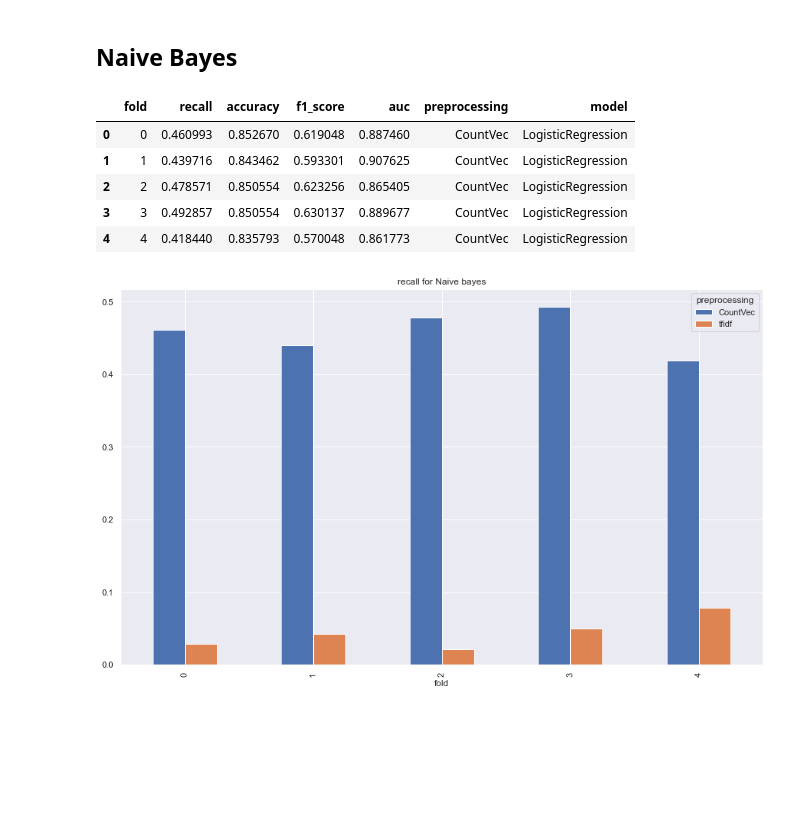
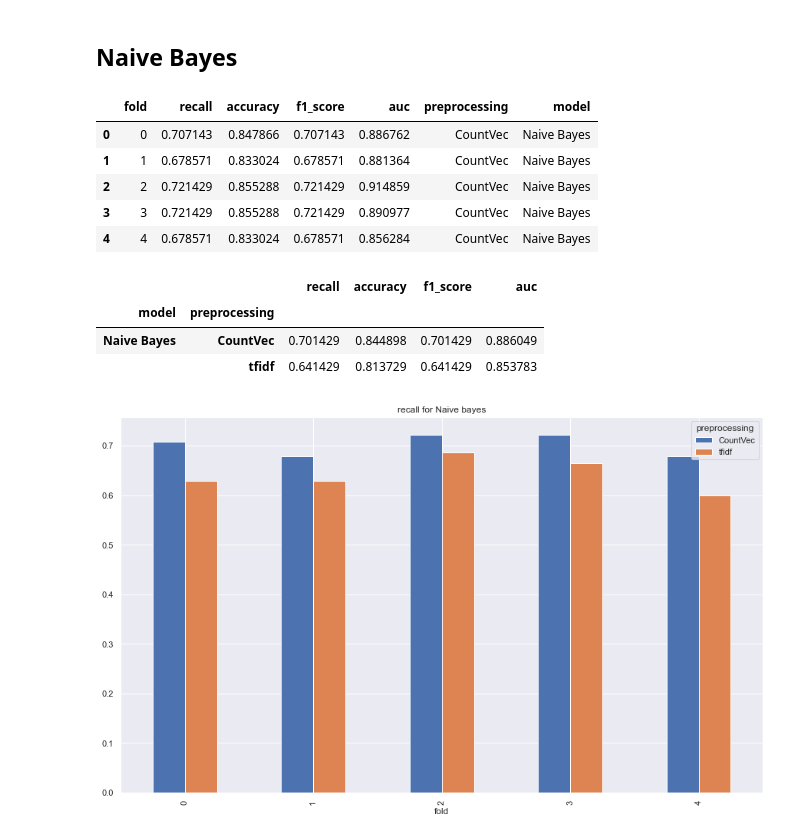
Before and after one commit to vserranoc/refactored-waddle, a Jupyter notebook: model/modelling.ipynb, the cells around one changed output. Drawn from its saved outputs; the diff is of its cells as text; code cells hidden in the pictures; blank space fills up the shorter version.

Commit message:
Add Model comparison and predicted pipeline

```diff
--- a/model/modelling.ipynb
+++ b/model/modelling.ipynb
@@ -213,7 +224,11 @@ def model_in_folds(model_selected, model_name, preprocessing='CountVec'):
 
         # Scoring
         proba = model.predict_proba(xtest)[:,1]
-        preds = model.predict(xtest)
+        precision_, recall_, proba_ = metrics.precision_recall_curve(test_df.sentiment, proba)
+
+        optimal_proba_cutoff = sorted(list(zip(np.abs(precision_ - recall_), proba_)), key=lambda i: i[0], reverse=False)[0][1]
+        roc_predictions = [1 if i >= optimal_proba_cutoff else 0 for i in proba]
+        preds = proba >= optimal_proba_cutoff
 
         # Performance measure
         accuracy = metrics.accuracy_score(test_df.sentiment, preds)
@@ -257,7 +272,7 @@ lst_results = [
     )
 ]
 # %%
-results_data = pd.concat(lst_results)
-results_data.head()
+results_data_1 = pd.concat(lst_results_1)
+results_data_1.head()
 # %% [output]
 |  | fold | recall | accuracy | f1_score | auc | preprocessing | model |
@@ -288,30 +311,38 @@ plot_results(results_data, 'accuracy', 'logistic regression')
 # %% [markdown]
 ## Naive Bayes
 # %%
-lst_results = [
+lst_results_2 = [
     model_in_folds(
         naive_bayes.MultinomialNB(),
-                'LogisticRegression',
+                'Naive Bayes',
         'CountVec',
     ),
     model_in_folds(
         naive_bayes.MultinomialNB(),
-        'LogisticRegression',
+        'Naive Bayes',
                 'tfidf',
     )
 ]
 # %%
-results_data = pd.concat(lst_results)
-results_data.head()
+results_data_2 = pd.concat(lst_results_2)
+results_data_2.head()
 # %% [output]
 |  | fold | recall | accuracy | f1_score | auc | preprocessing | model |
-| 0 | 0 | 0.460993 | 0.852670 | 0.619048 | 0.887460 | CountVec | LogisticRegression |
-| 1 | 1 | 0.439716 | 0.843462 | 0.593301 | 0.907625 | CountVec | LogisticRegression |
-| 2 | 2 | 0.478571 | 0.850554 | 0.623256 | 0.865405 | CountVec | LogisticRegression |
-| 3 | 3 | 0.492857 | 0.850554 | 0.630137 | 0.889677 | CountVec | LogisticRegression |
-| 4 | 4 | 0.418440 | 0.835793 | 0.570048 | 0.861773 | CountVec | LogisticRegression |
+| 0 | 0 | 0.707143 | 0.847866 | 0.707143 | 0.886762 | CountVec | Naive Bayes |
+| 1 | 1 | 0.678571 | 0.833024 | 0.678571 | 0.881364 | CountVec | Naive Bayes |
+| 2 | 2 | 0.721429 | 0.855288 | 0.721429 | 0.914859 | CountVec | Naive Bayes |
+| 3 | 3 | 0.721429 | 0.855288 | 0.721429 | 0.890977 | CountVec | Naive Bayes |
+| 4 | 4 | 0.678571 | 0.833024 | 0.678571 | 0.856284 | CountVec | Naive Bayes |
+# %%
+results_data_vf_2 = results_data_2.groupby(['model','preprocessing'])[['recall', 'accuracy', 'f1_score', 'auc']].mean()
+results_data_vf_2
+# %% [output]
+|  |  | recall | accuracy | f1_score | auc |
+| model | preprocessing |  |  |  |  |
+| Naive Bayes | CountVec | 0.701429 | 0.844898 | 0.701429 | 0.886049 |
+|  | tfidf | 0.641429 | 0.813729 | 0.641429 | 0.853783 |
 # %%
-plot_results(results_data, 'recall', 'Naive bayes')
+plot_results(results_data_2, 'recall', 'Naive bayes')
 # %% [output]
-[figure, old version]
+[figure, new version]
 # %%
```
Also changed, not shown: parts of 31 cells of this notebook.
